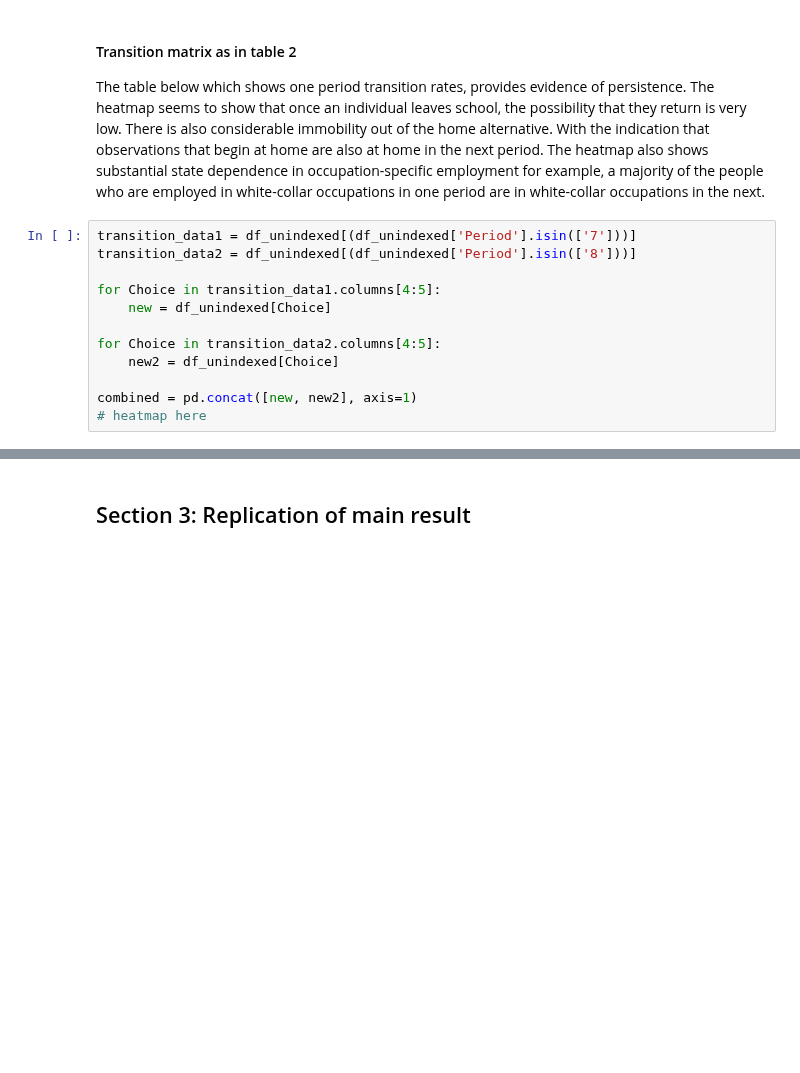
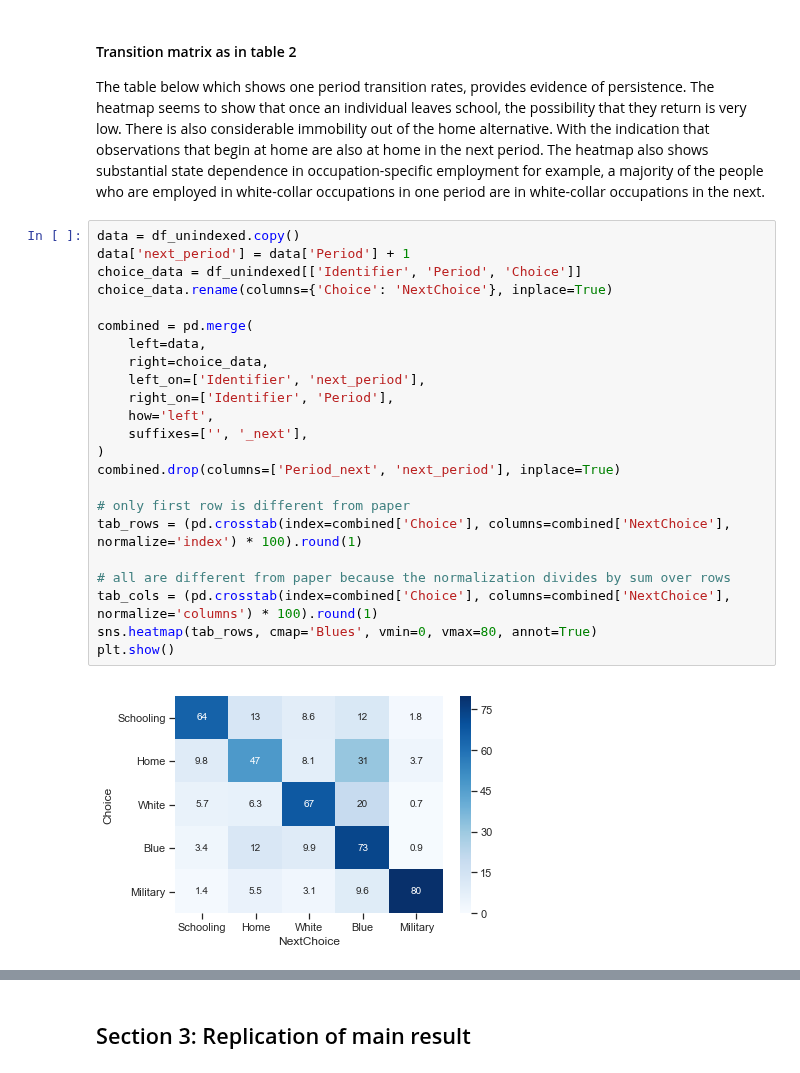
Before and after one commit to Yuleii/student-project-lindamaok899, a Jupyter notebook: student_project.ipynb, the cells around one changed output, grey strips where cells are left out. Drawn from its saved outputs; the diff is of its cells as text; blank space fills up the shorter version.

Commit message:
Add more heatmaps.

```diff
--- a/student_project.ipynb
+++ b/student_project.ipynb
@@ -266,15 +266,28 @@ for i, name in enumerate(choice_names):
 #### Transition matrix as in table 2
 
 The table below which shows one period transition rates, provides evidence of persistence. The heatmap seems to show that once an individual leaves school, the possibility that they return is very low. There is also considerable immobility out of the home alternative. With the indication that observations that begin at home are also at home in the next period. The heatmap also shows substantial state dependence in occupation-specific employment for example, a majority of the people who are employed in white-collar occupations in one period are in white-collar occupations in the next.
-# %%
-transition_data1 = df_unindexed[(df_unindexed['Period'].isin(['7']))]
-transition_data2 = df_unindexed[(df_unindexed['Period'].isin(['8']))]
-
-for Choice in transition_data1.columns[4:5]:
-    new = df_unindexed[Choice]
-
-for Choice in transition_data2.columns[4:5]:
-    new2 = df_unindexed[Choice]
-
-combined = pd.concat([new, new2], axis=1)
-# heatmap here
+# %%
+data = df_unindexed.copy()
+data['next_period'] = data['Period'] + 1
+choice_data = df_unindexed[['Identifier', 'Period', 'Choice']]
+choice_data.rename(columns={'Choice': 'NextChoice'}, inplace=True)
+
+combined = pd.merge(
+    left=data,
+    right=choice_data,
+    left_on=['Identifier', 'next_period'],
+    right_on=['Identifier', 'Period'],
+    how='left',
+    suffixes=['', '_next'],
+)
+combined.drop(columns=['Period_next', 'next_period'], inplace=True)
+
+# only first row is different from paper
+tab_rows = (pd.crosstab(index=combined['Choice'], columns=combined['NextChoice'], normalize='index') * 100).round(1)
+
+# all are different from paper because the normalization divides by sum over rows
+tab_cols = (pd.crosstab(index=combined['Choice'], columns=combined['NextChoice'], normalize='columns') * 100).round(1)
+sns.heatmap(tab_rows, cmap='Blues', vmin=0, vmax=80, annot=True)
+plt.show()
+# %% [output]
+[figure, added]
```
Also changed, not shown: parts of 3 cells of this notebook, 1 other file.
